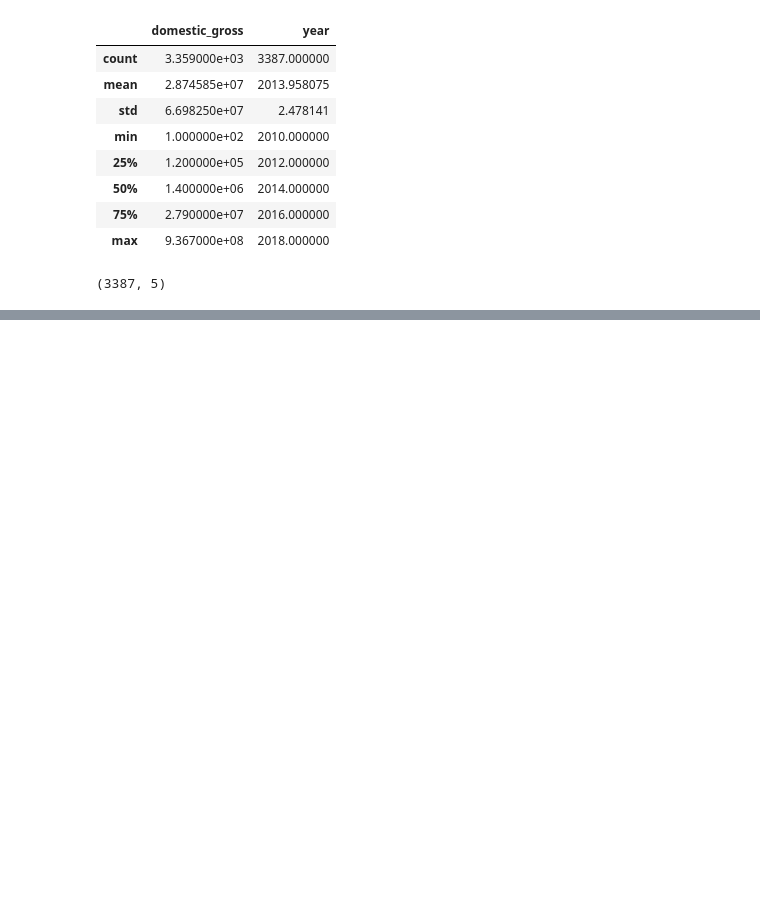
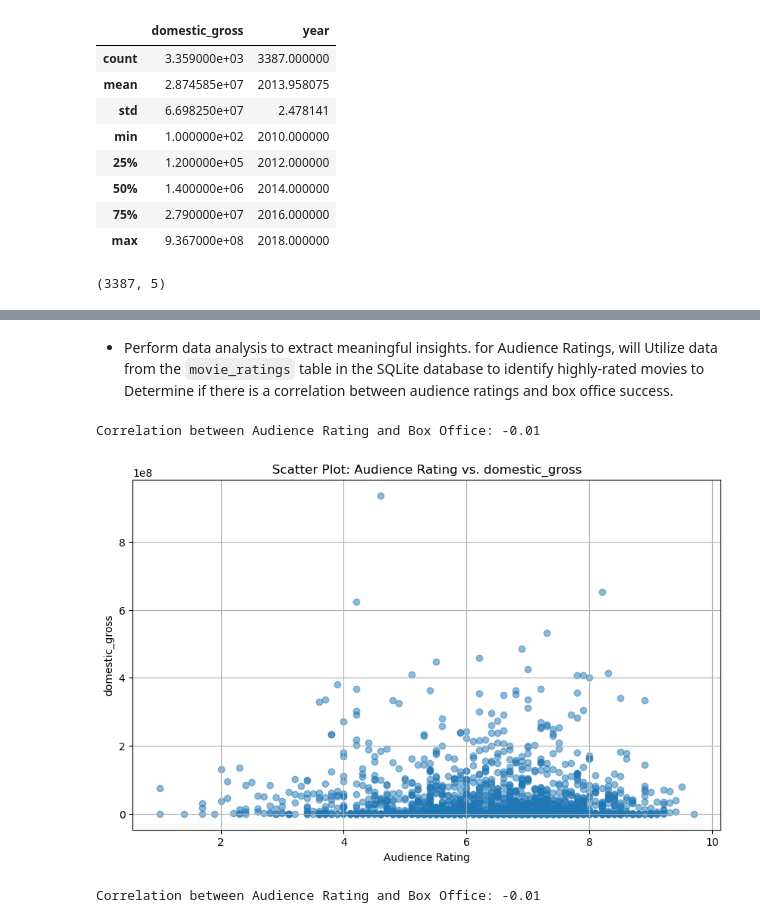
Before and after one commit to kosgei-cr/phase1_project, a Jupyter notebook: student.ipynb, the cells around one changed output, grey strips where cells are left out. Saved outputs shown, nothing was run; the diff lists cells and outputs as text; code cells hidden in the pictures; blank space fills up the shorter version.

```diff
--- a/student.ipynb
+++ b/student.ipynb
@@ -243,0 +384,2 @@ KeyError: 'movie_title'
+# %%
+movie_ratings_df.drop_duplicates(inplace=True)
@@ -243,0 +529,23 @@ KeyError: 'movie_title'
+# %% [markdown]
+- Perform data analysis to extract meaningful insights. for Audience Ratings, will Utilize data from the `movie_ratings` table in the SQLite database to identify highly-rated  movies to Determine if there is a correlation between audience ratings and box office success.
+# %%
+correlation = movie_ratings_df['averagerating'].corr(box_office_df_cleaned['domestic_gross'])
+print(f"Correlation between Audience Rating and Box Office: {correlation:.2f}")
+# %% [output]
+Correlation between Audience Rating and Box Office: -0.01
+# %%
+# Create a scatter plot to visualize the relationship between AudienceRating and BoxOffice
+plt.figure(figsize=(10, 6))
+plt.scatter(movie_ratings_df['averagerating'].head(1500), box_office_df_cleaned['domestic_gross'].head(1500), alpha=0.5)
+plt.title('Scatter Plot: Audience Rating vs. domestic_gross')
+plt.xlabel('Audience Rating')
+plt.ylabel('domestic_gross')
+plt.grid(True)
+plt.show()
+
+# Correlation Analysis
+correlation = movie_ratings_df['averagerating'].corr(box_office_df_cleaned['domestic_gross'])
+print(f"Correlation between Audience Rating and Box Office: {correlation:.2f}")
+# %% [output]
+[figure, added]
+Correlation between Audience Rating and Box Office: -0.01
```
Also changed, not shown: parts of 54 cells of this notebook, 2 other files.
